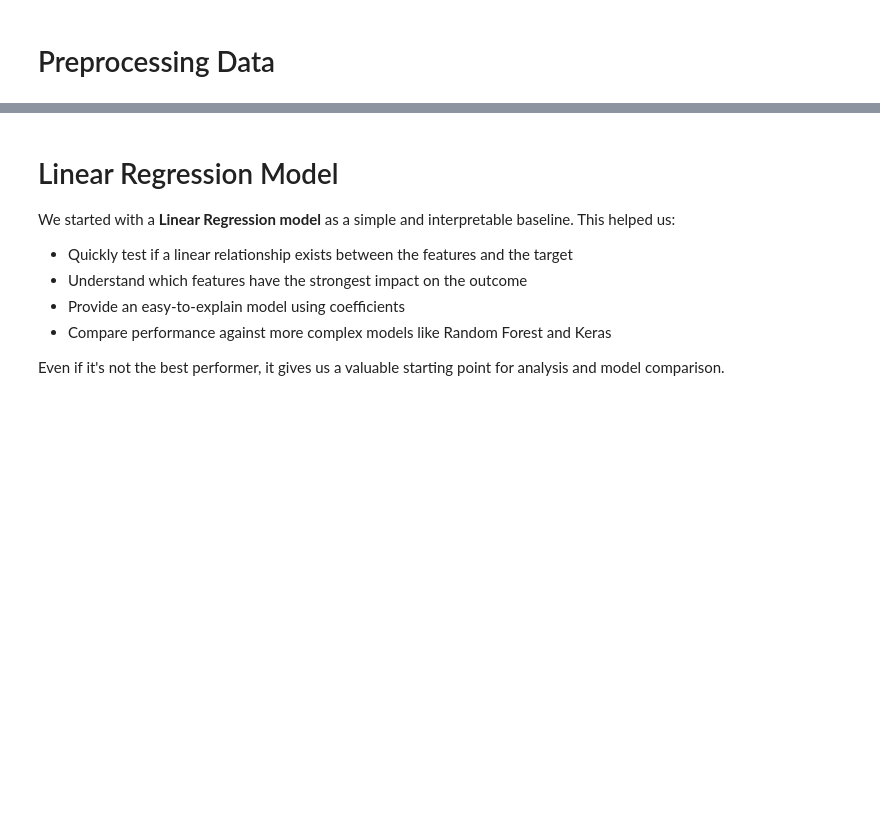
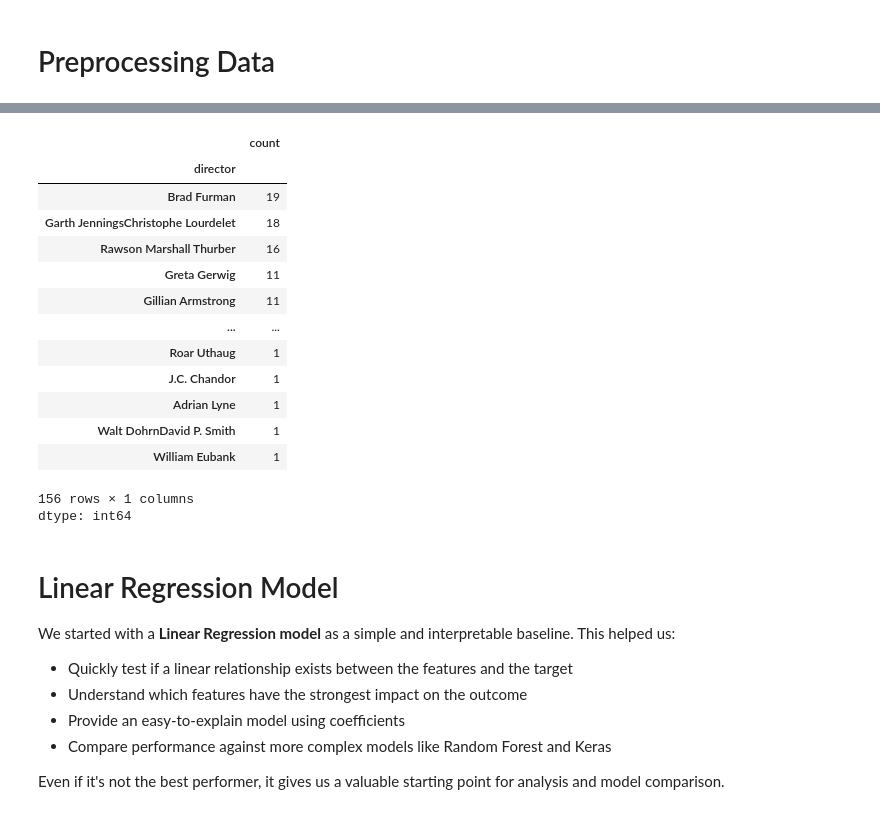
Before and after one commit to mopfun/Project_4_Grp_1, a Jupyter notebook: Netflix_Top_10_Predictor.ipynb, the cells around one changed output, grey strips where cells are left out. Saved outputs shown, nothing was run; the diff lists cells and outputs as text; code cells hidden in the pictures; blank space fills up the shorter version.

```diff
--- a/Netflix_Top_10_Predictor.ipynb
+++ b/Netflix_Top_10_Predictor.ipynb
@@ -15,3 +28,6 @@ df.head()
+# %%
+# Drop columns?
+df = df.drop(columns=["row_id", "movie_name", "genre0", "cast0", "number_rating", "weekly_hours_viewed"])
 # %%
 # Determine the number of unique values in each column.
 df.nunique()
@@ -18,6 +54,22 @@ df.nunique()
 # %%
 # Look at specific value counts to identify and replace with "Other"
-df[''].value_counts()
+df['director'].value_counts()
+# %% [output]
+|  | count |
+| director |  |
+| Brad Furman | 19 |
+| Garth JenningsChristophe Lourdelet | 18 |
+| Rawson Marshall Thurber | 16 |
+| Greta Gerwig | 11 |
+| Gillian Armstrong | 11 |
+| ... | ... |
+| Roar Uthaug | 1 |
+| J.C. Chandor | 1 |
+| Adrian Lyne | 1 |
+| Walt DohrnDavid P. Smith | 1 |
+| William Eubank | 1 |
+156 rows × 1 columns
+dtype: int64
 # %%
 # # Choose a cutoff value and create a list of application types to be replaced
 # application_types_to_replace = ['T9', 'T13', 'T12', 'T2', 'T25', 'T14', 'T29', 'T15', 'T17']
```
Also changed, not shown: parts of 15 cells of this notebook.
